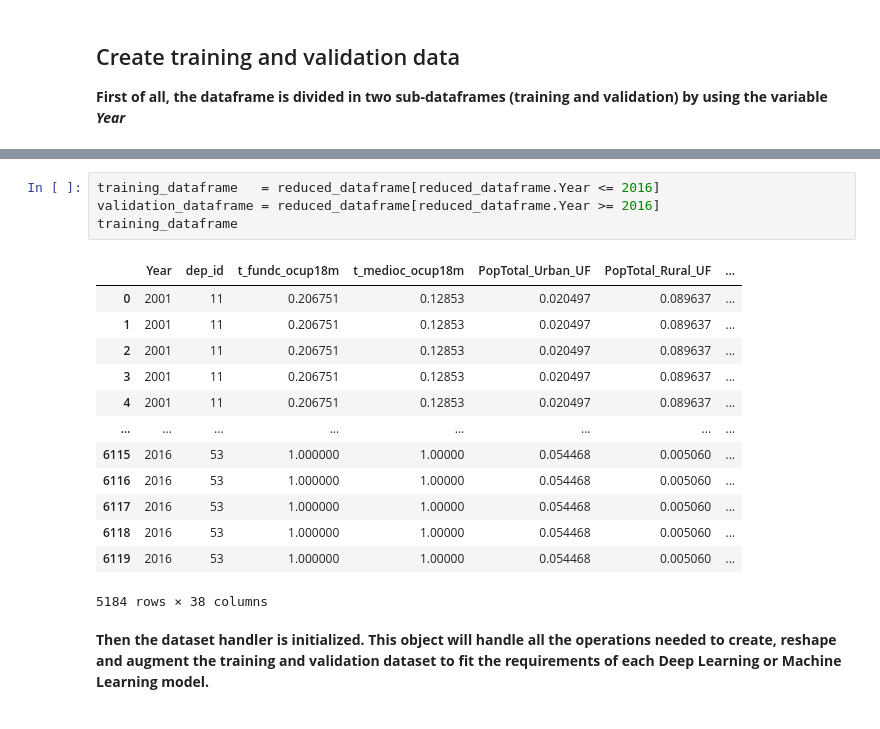
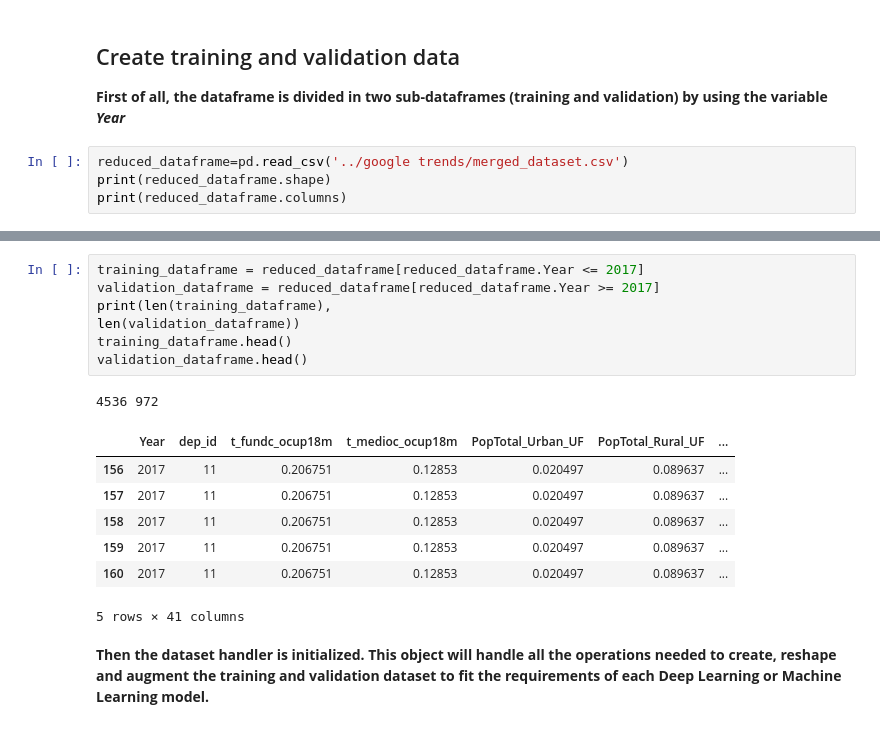
Before and after one commit to viveknair6915/projj, a Jupyter notebook: code/modelling-Brazil-new3.ipynb, the cells around one changed output, grey strips where cells are left out. Cells and saved outputs as stored; diff of their text form.

```diff
--- a/code/modelling-Brazil-new3.ipynb
+++ b/code/modelling-Brazil-new3.ipynb
@@ -338,3 +346,7 @@ reduced_dataframe.to_csv('reduced_2004_2019.csv', index=False)
 # %% [markdown]
 ## Create training and validation data
 **First of all, the dataframe is divided in two sub-dataframes (training and validation) by using the variable *Year***
+# %%
+reduced_dataframe=pd.read_csv('../google trends/merged_dataset.csv')
+print(reduced_dataframe.shape)
+print(reduced_dataframe.columns)
@@ -341,21 +366,19 @@ reduced_dataframe.to_csv('reduced_2004_2019.csv', index=False)
 # %%
-training_dataframe   = reduced_dataframe[reduced_dataframe.Year <= 2016]
-validation_dataframe = reduced_dataframe[reduced_dataframe.Year >= 2016]
-training_dataframe
+training_dataframe = reduced_dataframe[reduced_dataframe.Year <= 2017]
+validation_dataframe = reduced_dataframe[reduced_dataframe.Year >= 2017]
+print(len(training_dataframe),
+len(validation_dataframe))
+training_dataframe.head()
+validation_dataframe.head()
 # %% [output]
+4536 972
 |  | Year | dep_id | t_fundc_ocup18m | t_medioc_ocup18m | PopTotal_Urban_UF | PopTotal_Rural_UF | ... |
-| 0 | 2001 | 11 | 0.206751 | 0.12853 | 0.020497 | 0.089637 | ... |
-| 1 | 2001 | 11 | 0.206751 | 0.12853 | 0.020497 | 0.089637 | ... |
-| 2 | 2001 | 11 | 0.206751 | 0.12853 | 0.020497 | 0.089637 | ... |
-| 3 | 2001 | 11 | 0.206751 | 0.12853 | 0.020497 | 0.089637 | ... |
-| 4 | 2001 | 11 | 0.206751 | 0.12853 | 0.020497 | 0.089637 | ... |
-| ... | ... | ... | ... | ... | ... | ... | ... |
-| 6115 | 2016 | 53 | 1.000000 | 1.00000 | 0.054468 | 0.005060 | ... |
-| 6116 | 2016 | 53 | 1.000000 | 1.00000 | 0.054468 | 0.005060 | ... |
-| 6117 | 2016 | 53 | 1.000000 | 1.00000 | 0.054468 | 0.005060 | ... |
-| 6118 | 2016 | 53 | 1.000000 | 1.00000 | 0.054468 | 0.005060 | ... |
-| 6119 | 2016 | 53 | 1.000000 | 1.00000 | 0.054468 | 0.005060 | ... |
+| 156 | 2017 | 11 | 0.206751 | 0.12853 | 0.020497 | 0.089637 | ... |
+| 157 | 2017 | 11 | 0.206751 | 0.12853 | 0.020497 | 0.089637 | ... |
+| 158 | 2017 | 11 | 0.206751 | 0.12853 | 0.020497 | 0.089637 | ... |
+| 159 | 2017 | 11 | 0.206751 | 0.12853 | 0.020497 | 0.089637 | ... |
+| 160 | 2017 | 11 | 0.206751 | 0.12853 | 0.020497 | 0.089637 | ... |
-5184 rows × 38 columns
+5 rows × 41 columns
 # %% [markdown]
 **Then the dataset handler is initialized. This object will handle all the operations needed to create, reshape and augment the training and validation dataset to fit the requirements of each Deep Learning or Machine Learning model.**
 # %%
```
Also changed, not shown: parts of 11 cells of this notebook, 24 other files.
